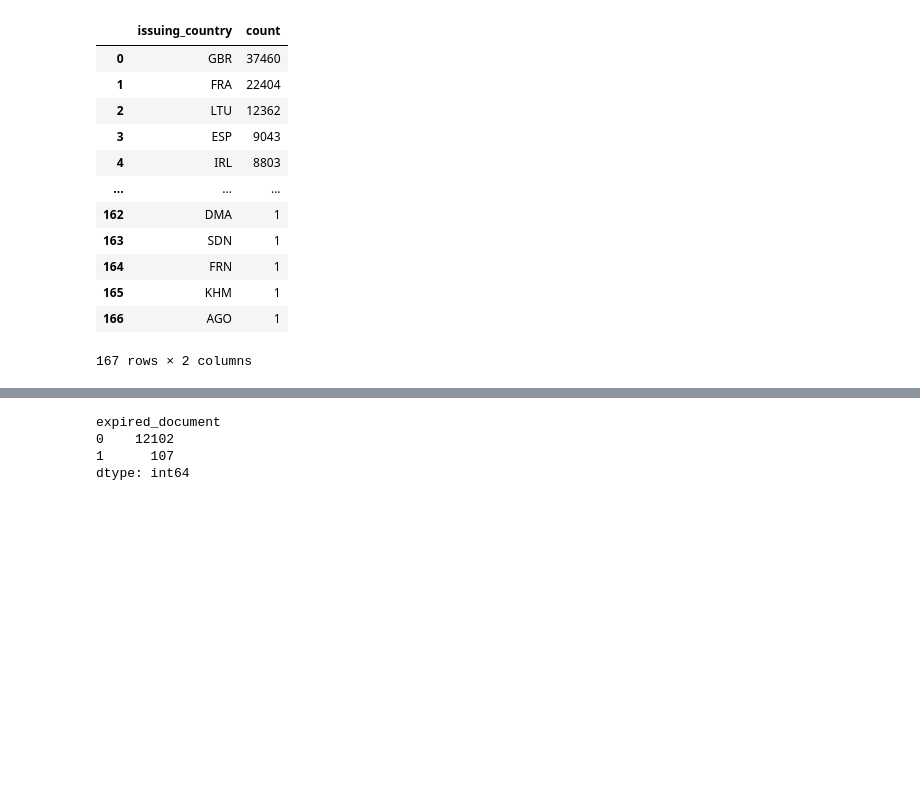
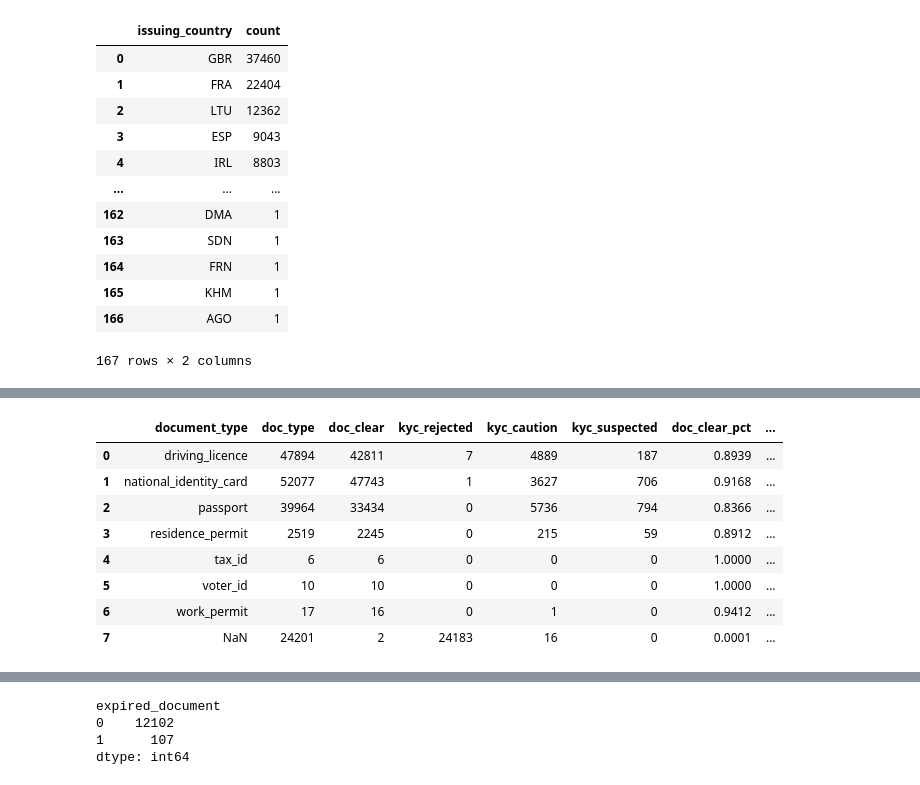
Before and after one commit to LaszloCodes/kyc_analysis, a Jupyter notebook: kyc_analysis.ipynb, the cells around one changed output, grey strips where cells are left out. Saved outputs shown, nothing was run; the diff lists cells and outputs as text; code cells hidden in the pictures; blank space fills up the shorter version.

Commit message:
Adding analysis by document type

```diff
--- a/kyc_analysis.ipynb
+++ b/kyc_analysis.ipynb
@@ -796,0 +786,29 @@ new_df
+# %%
+doc_type_results = document_analysis.groupby('document_type', dropna=False).agg(
+    doc_type = ('user_id','count'),
+    doc_clear = ('doc_sub_result',lambda x: (x=='clear').sum()),
+    doc_rejected = ('doc_sub_result', lambda x: (x=='rejected').sum()),
+    doc_caution = ('doc_sub_result', lambda x: (x=='caution').sum()),
+    doc_suspected = ('doc_sub_result', lambda x: (x=='suspected').sum()),
+).reset_index()
+# %%
+# Add row-wise percentage contribution as new columns
+
+# Name of columns to be used as input
+input_cols = ['doc_clear','doc_rejected','doc_caution','doc_suspected']
+
+# Add percentage columns
+for col in input_cols:
+    doc_type_results[f'{col}_pct'] = (doc_type_results[col] / doc_type_results['doc_type']).round(4)
+# %%
+doc_type_results
+# %% [output]
+|  | document_type | doc_type | doc_clear | kyc_rejected | kyc_caution | kyc_suspected | doc_clear_pct | ... |
+| 0 | driving_licence | 47894 | 42811 | 7 | 4889 | 187 | 0.8939 | ... |
+| 1 | national_identity_card | 52077 | 47743 | 1 | 3627 | 706 | 0.9168 | ... |
+| 2 | passport | 39964 | 33434 | 0 | 5736 | 794 | 0.8366 | ... |
+| 3 | residence_permit | 2519 | 2245 | 0 | 215 | 59 | 0.8912 | ... |
+| 4 | tax_id | 6 | 6 | 0 | 0 | 0 | 1.0000 | ... |
+| 5 | voter_id | 10 | 10 | 0 | 0 | 0 | 1.0000 | ... |
+| 6 | work_permit | 17 | 16 | 0 | 1 | 0 | 0.9412 | ... |
+| 7 | NaN | 24201 | 2 | 24183 | 16 | 0 | 0.0001 | ... |
```
Also changed, not shown: parts of 32 cells of this notebook.
